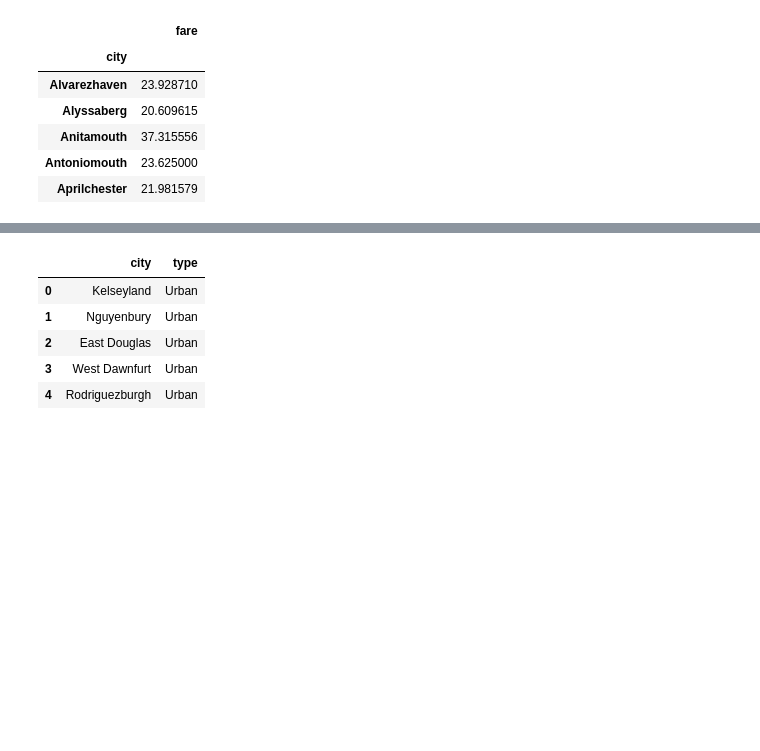
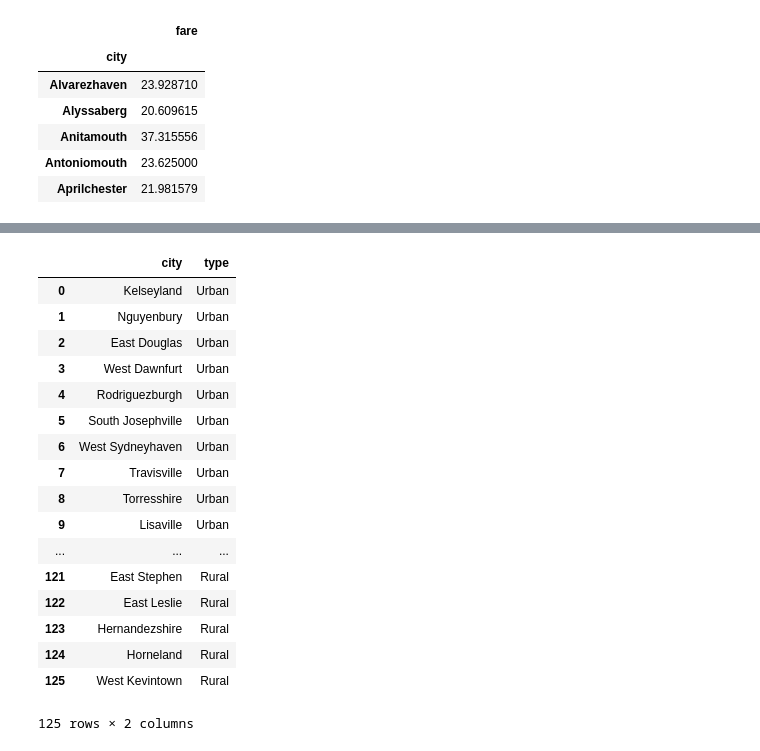
Before and after one commit to wendywalsh/Matplotlib_viz, a Jupyter notebook: Instructions/Pyber/Pyber_Walsh.ipynb, the cells around one changed output, grey strips where cells are left out. Cells and saved outputs as stored; diff of their text form; code cells hidden in the pictures; blank space fills up the shorter version.

```diff
--- a/Instructions/Pyber/Pyber_Walsh.ipynb
+++ b/Instructions/Pyber/Pyber_Walsh.ipynb
@@ -84,11 +111,23 @@ size
 # %%
 #color of bubble = type of city
-type_city = city_raw_df[["city","type"]].head()
+type_city = city_raw_df[["city","type"]].drop_duplicates()
 type_city
 # %% [output]
 |  | city | type |
 | 0 | Kelseyland | Urban |
 | 1 | Nguyenbury | Urban |
 | 2 | East Douglas | Urban |
 | 3 | West Dawnfurt | Urban |
 | 4 | Rodriguezburgh | Urban |
+| 5 | South Josephville | Urban |
+| 6 | West Sydneyhaven | Urban |
+| 7 | Travisville | Urban |
+| 8 | Torresshire | Urban |
+| 9 | Lisaville | Urban |
+| ... | ... | ... |
+| 121 | East Stephen | Rural |
+| 122 | East Leslie | Rural |
+| 123 | Hernandezshire | Rural |
+| 124 | Horneland | Rural |
+| 125 | West Kevintown | Rural |
+125 rows × 2 columns
```
Also changed, not shown: parts of 9 cells of this notebook, 6 other files.
